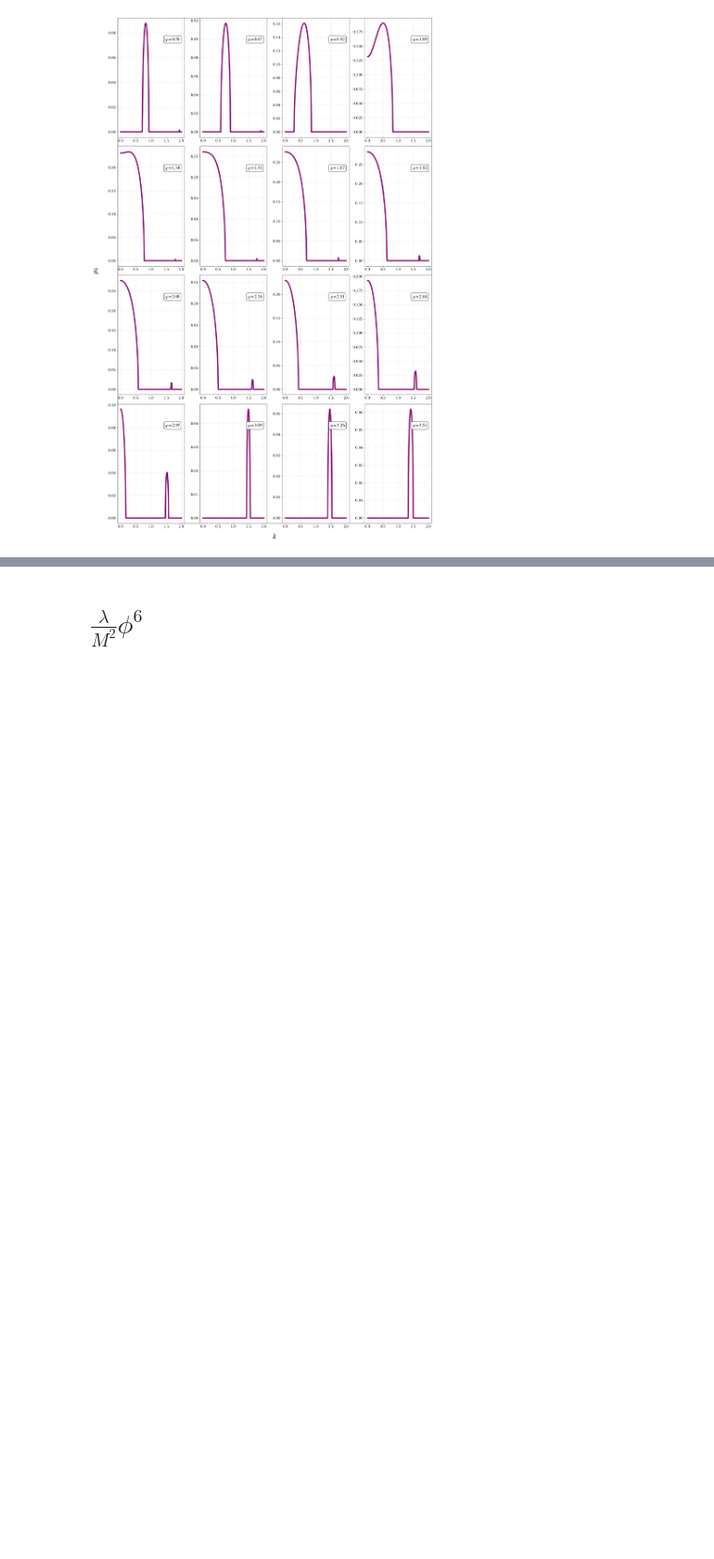
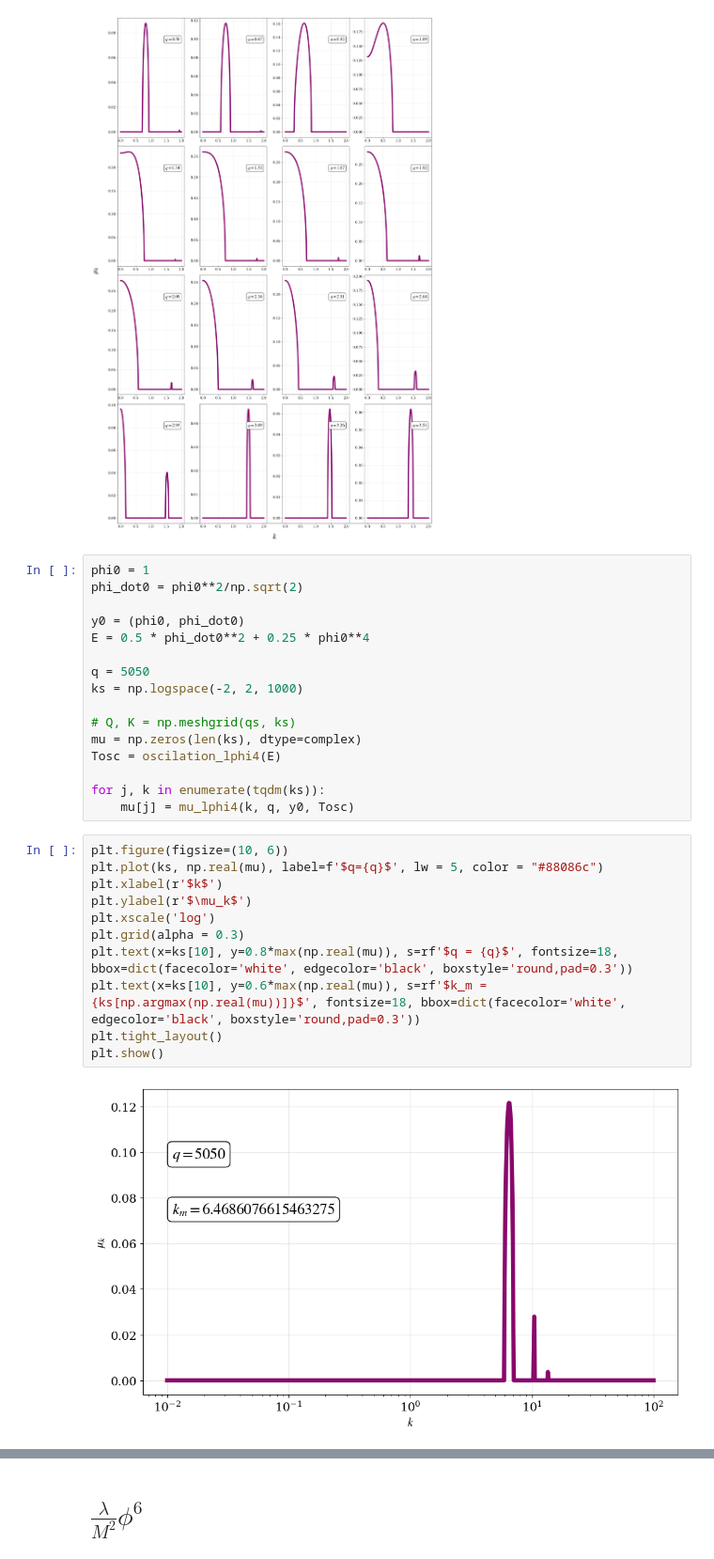
Before and after one commit to TomasCiccarella/Tesis, a Jupyter notebook: Floquet/Floquet.ipynb, the cells around one changed output, grey strips where cells are left out. Shown at 94% size. Drawn from its saved outputs; the diff is of its cells as text; blank space fills up the shorter version.

Commit message:
Actualizaciones en lphi4

```diff
--- a/Floquet/Floquet.ipynb
+++ b/Floquet/Floquet.ipynb
@@ -359,3 +359,32 @@ plt.tight_layout()
 plt.show()
 # %% [output]
 [figure]
+# %%
+phi0 = 1
+phi_dot0 = phi0**2/np.sqrt(2)
+
+y0 = (phi0, phi_dot0)
+E = 0.5 * phi_dot0**2 + 0.25 * phi0**4
+
+q = 5050
+ks = np.logspace(-2, 2, 1000)
+
+# Q, K = np.meshgrid(qs, ks)
+mu = np.zeros(len(ks), dtype=complex)
+Tosc = oscilation_lphi4(E)
+
+for j, k in enumerate(tqdm(ks)):
+    mu[j] = mu_lphi4(k, q, y0, Tosc)
+# %%
+plt.figure(figsize=(10, 6))
+plt.plot(ks, np.real(mu), label=f'$q={q}$', lw = 5, color = "#88086c")
+plt.xlabel(r'$k$')
+plt.ylabel(r'$\mu_k$')
+plt.xscale('log')
+plt.grid(alpha = 0.3)
+plt.text(x=ks[10], y=0.8*max(np.real(mu)), s=rf'$q = {q}$', fontsize=18, bbox=dict(facecolor='white', edgecolor='black', boxstyle='round,pad=0.3'))
+plt.text(x=ks[10], y=0.6*max(np.real(mu)), s=rf'$k_m = {ks[np.argmax(np.real(mu))]}$', fontsize=18, bbox=dict(facecolor='white', edgecolor='black', boxstyle='round,pad=0.3'))
+plt.tight_layout()
+plt.show()
+# %% [output]
+[figure, added]
```
Also changed, not shown: parts of 2 cells of this notebook, 6 other files.
